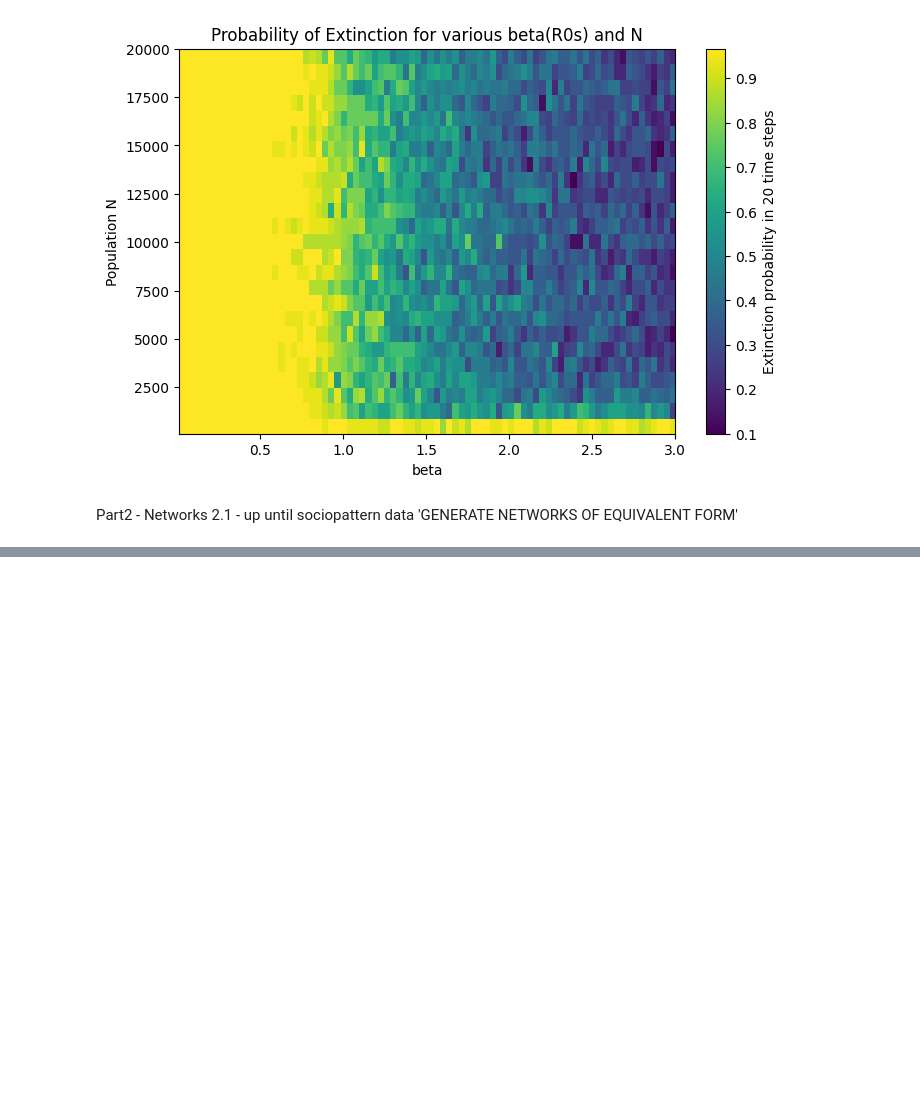
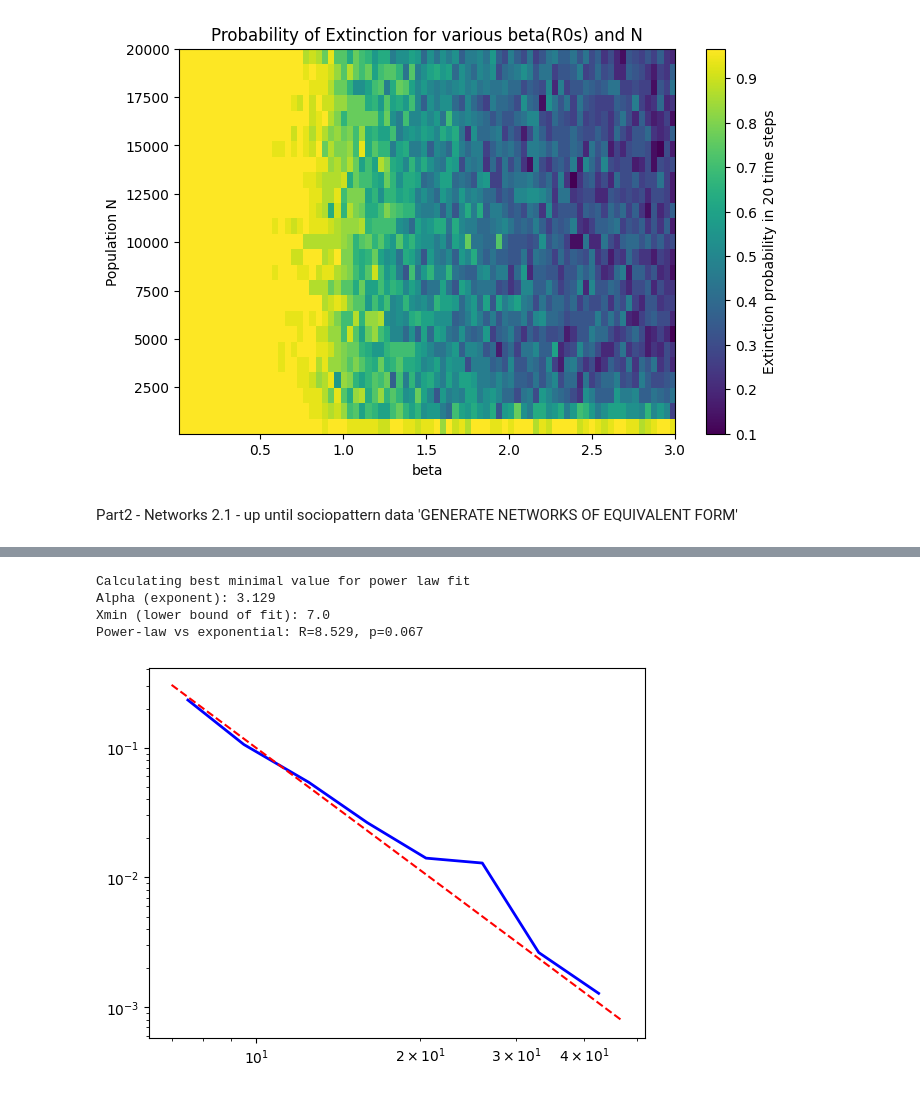
Before and after one commit to prewsei/ICLS_A2, a Jupyter notebook: Assignment2.ipynb, the cells around one changed output, grey strips where cells are left out. Saved outputs shown, nothing was run; the diff lists cells and outputs as text; code cells hidden in the pictures; blank space fills up the shorter version.

```diff
--- a/Assignment2.ipynb
+++ b/Assignment2.ipynb
@@ -904,0 +974,17 @@ G = nx.from_numpy_array(A)
+# %%
+degrees = [d for _, d in G.degree() if d > 0]
+
+fit = powerlaw.Fit(degrees)
+
+R, p = fit.distribution_compare('power_law', 'exponential')
+print(f"Power-law vs exponential: R={R:.3f}, p={p:.3f}")
+
+fig = fit.plot_pdf(color='b', linewidth=2)
+fit.power_law.plot_pdf(color='r', linestyle='--', ax=fig)
+plt.show()
+# %% [output]
+Calculating best minimal value for power law fit
+Alpha (exponent): 3.129
+Xmin (lower bound of fit): 7.0
+Power-law vs exponential: R=8.529, p=0.067
+[figure, added]
```
Also changed, not shown: parts of 9 cells of this notebook.
